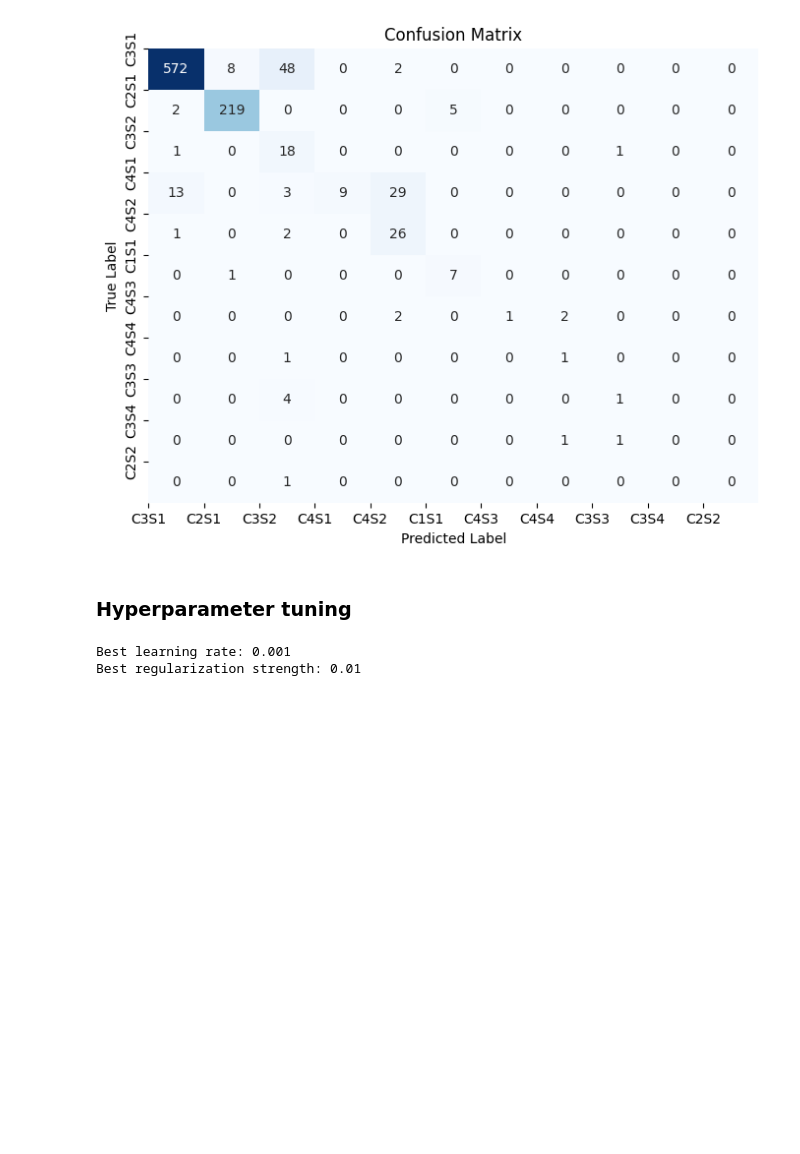
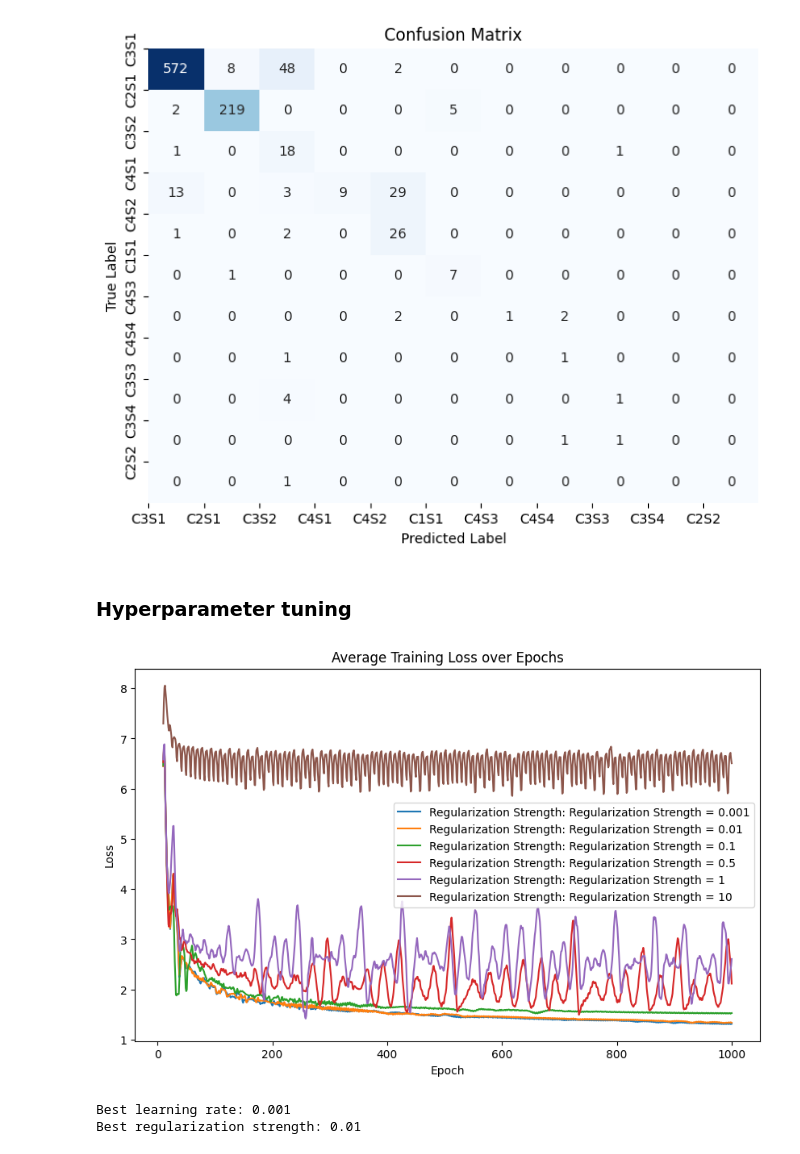
Before and after one commit to heckop/GroundWater_analyzer, a Jupyter notebook: Softmax_Implementation_And_Data_Preprocessing/SoftmaxRegression.ipynb, the cells around one changed output. Cells and saved outputs as stored; diff of their text form; code cells hidden in the pictures; blank space fills up the shorter version.

```diff
--- a/Softmax_Implementation_And_Data_Preprocessing/SoftmaxRegression.ipynb
+++ b/Softmax_Implementation_And_Data_Preprocessing/SoftmaxRegression.ipynb
@@ -693,3 +810,16 @@ class SoftmaxRegression_another:
+# %%
+learning_rates=[]
+reg_strength_values = [0.001, 0.01, 0.1,0.5,1,10]
+softmax_instances=[]
+labels=[]
+for reg_strength in reg_strength_values:
+    softmax_instance = SoftmaxRegression_another(num_of_features, num_of_classes, reg_strength=reg_strength)
+    softmax_instance.fit(X_train, y_train, isprint=False)
+    softmax_instances.append(softmax_instance)
+    labels.append(f'Regularization Strength = {reg_strength}')
+SoftmaxRegression_another.plot_losses(softmax_instances, labels)
+# %% [output]
+[figure, added]
 # %%
 lr_values = [0.01, 0.1, 0.001]
 reg_strength_values = [0.01, 0.1, 0.001]
```
Also changed, not shown: parts of 9 cells of this notebook, 1 other file.
